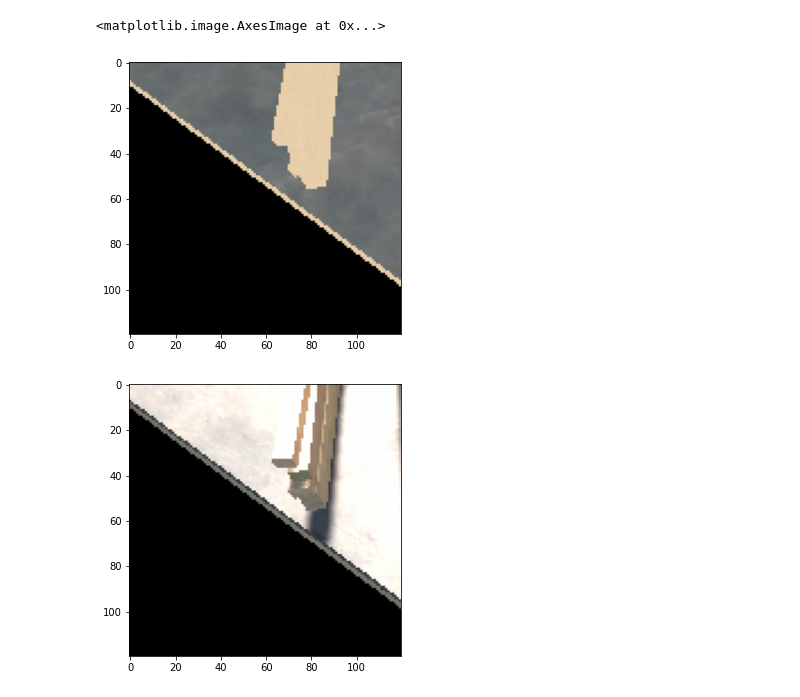
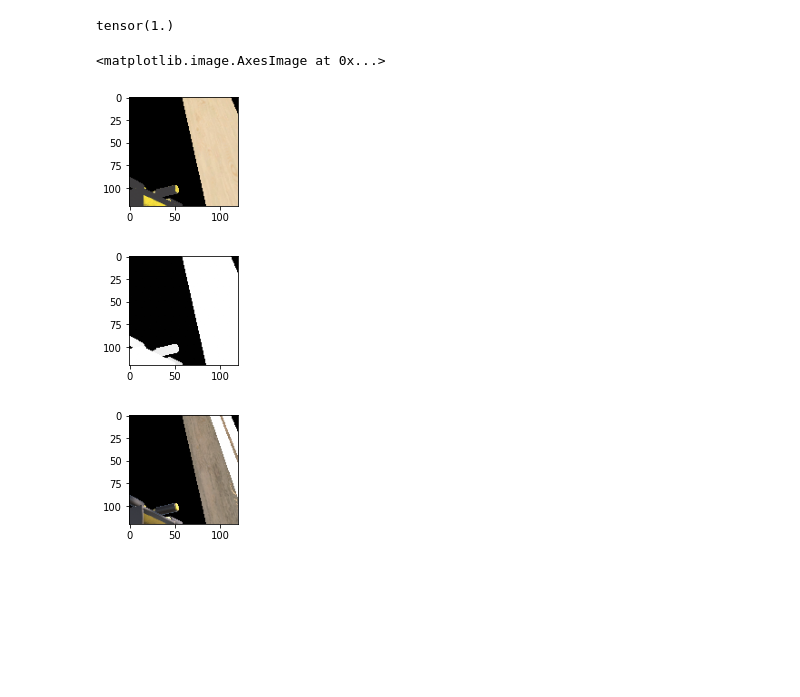
Before and after one commit to Blooker/gold-project-2021-ml, a Jupyter notebook: main.ipynb, the cells around one changed output. Saved outputs shown, nothing was run; the diff lists cells and outputs as text; code cells hidden in the pictures; blank space fills up the shorter version.

```diff
--- a/main.ipynb
+++ b/main.ipynb
@@ -43,23 +43,32 @@ train_set, test_set = torch.utils.data.random_split(dataset, [302676, 27516])
 train_loader = DataLoader(dataset=train_set, batch_size=BATCH_SIZE, shuffle=True)
 test_loader = DataLoader(dataset=test_set, batch_size=BATCH_SIZE, shuffle=True)
 # %%
-i = 302675
+i = 114
 
-plt.figure(figsize=(15,5))
+plt.figure(figsize=(10,2))
 
-x, y = train_set[i]
+x_img, x_dep, y = train_set[i]
 
-img = x.permute(1,2,0)
+print(x_dep.max())
+
+img = x_img.permute(1,2,0)
 plt.imshow(img)
 
-plt.figure(figsize=(15,5))
+plt.figure(figsize=(10,2))
+
+img = x_dep.permute(1,2,0)
+plt.imshow(img, cmap="gray")
+
+plt.figure(figsize=(10,2))
 
 img = y.permute(1,2,0)
 plt.imshow(img)
 # %% [output]
-<matplotlib.image.AxesImage at 0x...>
+tensor(1.)
+<matplotlib.image.AxesImage at 0x...>
-[figure, old version]
+[figure, new version]
-[figure, old version]
+[figure, new version]
+[figure, added]
 # %%
 
 def get_device():
```
Also changed, not shown: parts of 9 cells of this notebook, 2 other files.
